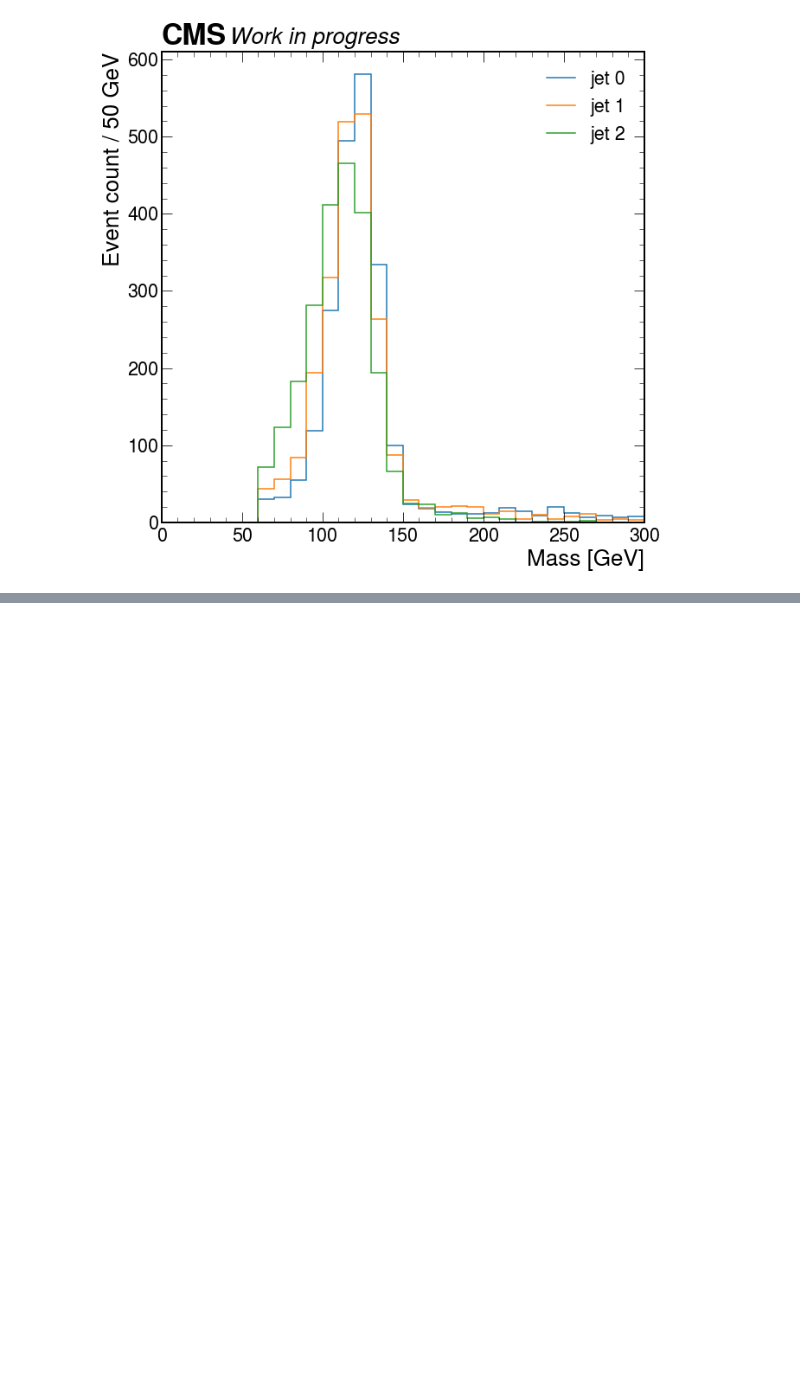
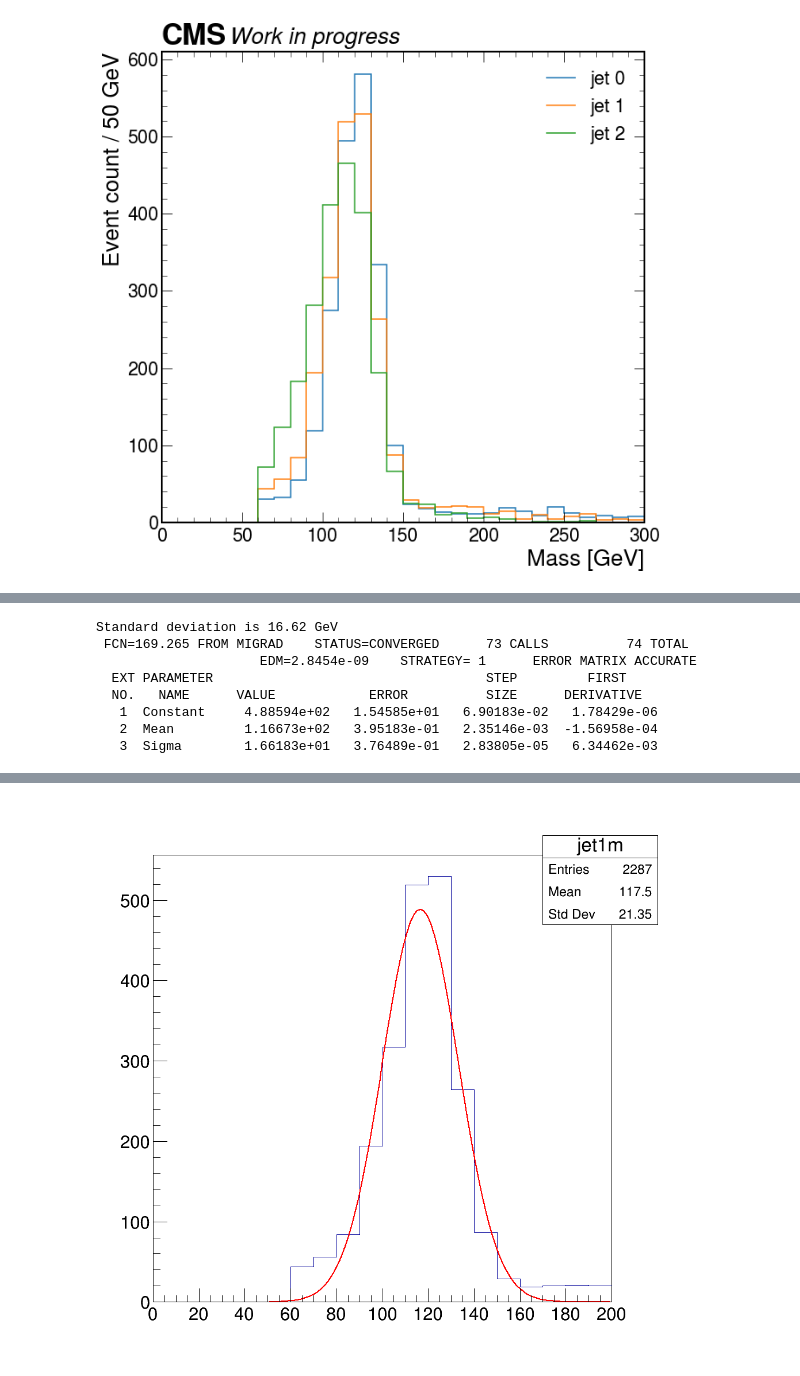
Before and after one commit to mroguljic/H3PO_Autumn, a Jupyter notebook: notebooks/Single_jets.ipynb, the cells around one changed output, grey strips where cells are left out. Drawn from its saved outputs; the diff is of its cells as text; code cells hidden in the pictures; blank space fills up the shorter version.

```diff
--- a/notebooks/Single_jets.ipynb
+++ b/notebooks/Single_jets.ipynb
@@ -100,0 +75,12 @@ Warning in <TCanvas::Constructor>: Deleting canvas with same name: c
+# %%
+def root_gaus(jet):
+    fit = jet.Fit("gaus","S","",50,200)
+    c = r.TCanvas("c","",1000,1000)
+    c.cd()
+    jet.Draw()
+    jet.GetXaxis().SetRangeUser(0., 200.);
+    fit.Draw()
+    c.Draw()
+
+    sigma = fit.Get().Parameters()[2]
+    print("Standard deviation is {0:.2f} GeV".format(sigma))
@@ -100,0 +99,11 @@ Warning in <TCanvas::Constructor>: Deleting canvas with same name: c
+# %%
+root_gaus(jet1Masses) #jet1
+# %% [output]
+Standard deviation is 16.62 GeV
+ FCN=169.265 FROM MIGRAD    STATUS=CONVERGED      73 CALLS          74 TOTAL
+                     EDM=2.8454e-09    STRATEGY= 1      ERROR MATRIX ACCURATE
+  EXT PARAMETER                                   STEP         FIRST
+  NO.   NAME      VALUE            ERROR          SIZE      DERIVATIVE
+   1  Constant     4.88594e+02   1.54585e+01   6.90183e-02   1.78429e-06
+   2  Mean         1.16673e+02   3.95183e-01   2.35146e-03  -1.56958e-04
+   3  Sigma        1.66183e+01   3.76489e-01   2.83805e-05   6.34462e-03
@@ -100,0 +111 @@ Warning in <TCanvas::Constructor>: Deleting canvas with same name: c
+[figure, added]
```
Also changed, not shown: parts of 16 cells of this notebook.
